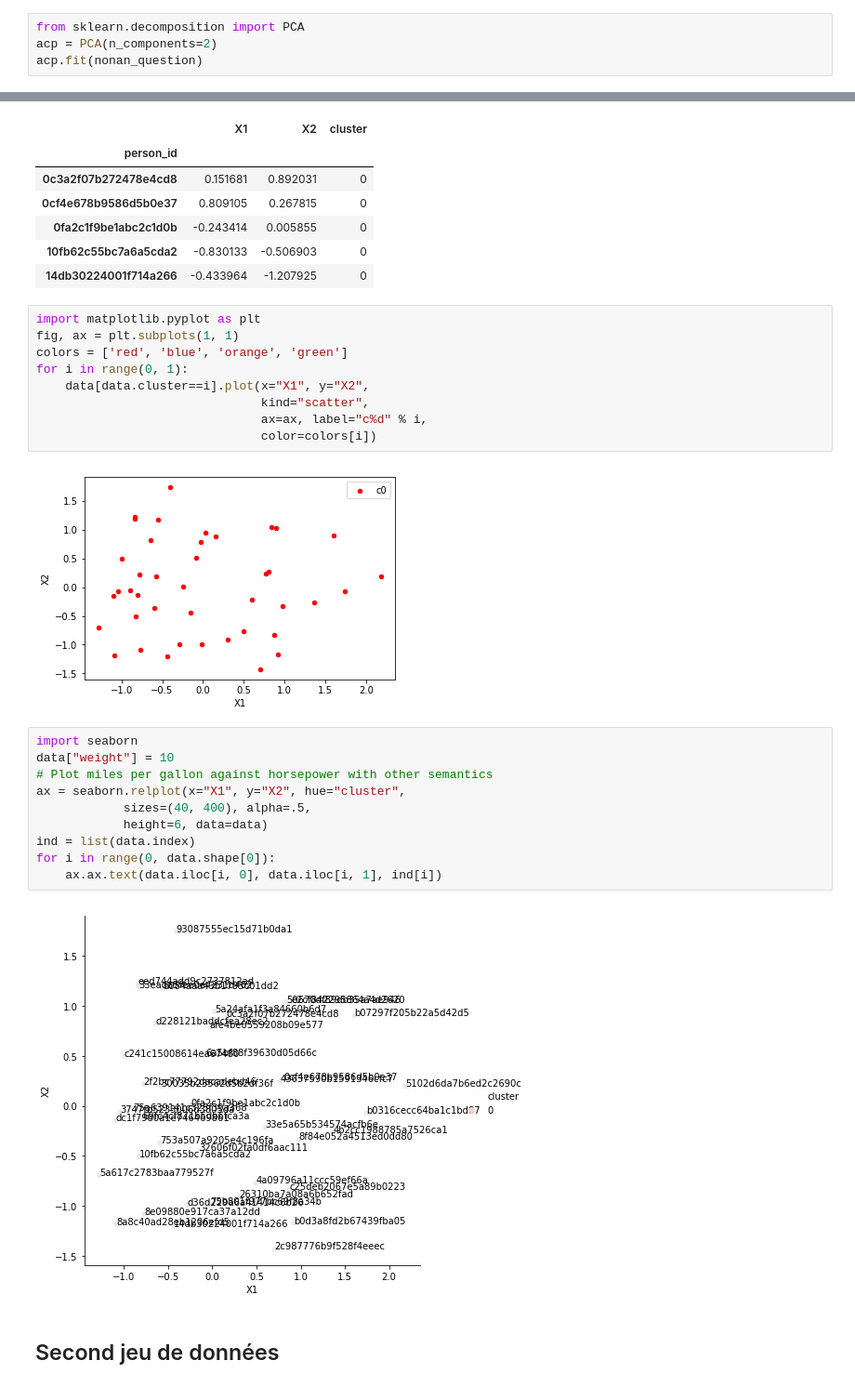
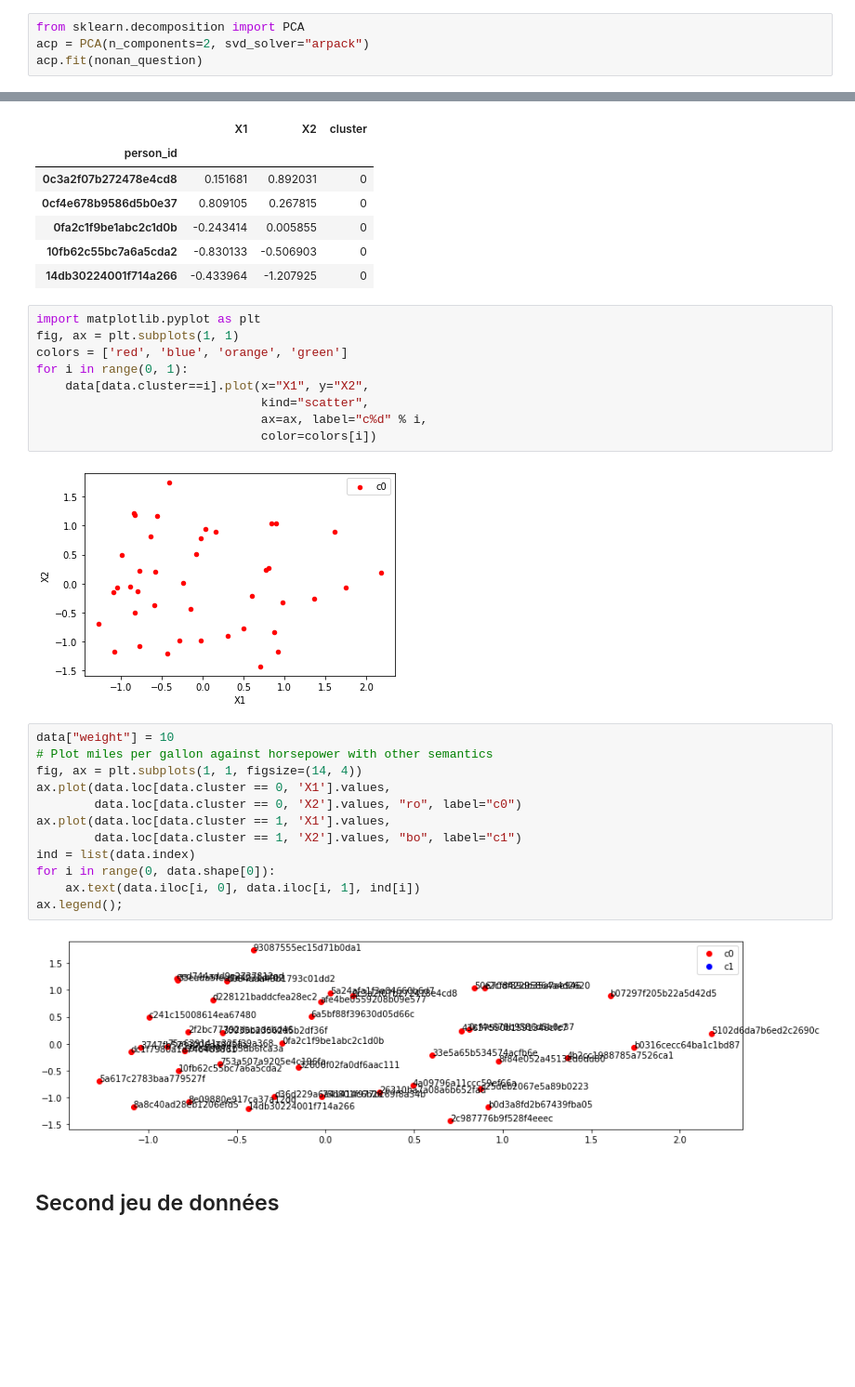
Before and after one commit to sdpython/mathenjeu, a Jupyter notebook: _doc/notebooks/donnees_anonymisees.ipynb, the cells around one changed output, grey strips where cells are left out. Shown at 93% size. Drawn from its saved outputs; the diff is of its cells as text; blank space fills up the shorter version.

```diff
--- a/_doc/notebooks/donnees_anonymisees.ipynb
+++ b/_doc/notebooks/donnees_anonymisees.ipynb
@@ -226,6 +226,6 @@ nonan_question.shape
 (41, 30)
 # %%
 from sklearn.decomposition import PCA
-acp = PCA(n_components=2)
+acp = PCA(n_components=2, svd_solver="arpack")
 acp.fit(nonan_question)
 # %% [output]
@@ -254,19 +253,21 @@ for i in range(0, 1):
                                ax=ax, label="c%d" % i,
                                color=colors[i])
 # %% [output]
-[figure, old version]
+[figure, new version]
 # %%
-import seaborn
 data["weight"] = 10
 # Plot miles per gallon against horsepower with other semantics
-ax = seaborn.relplot(x="X1", y="X2", hue="cluster",
-            sizes=(40, 400), alpha=.5,
-            height=6, data=data)
+fig, ax = plt.subplots(1, 1, figsize=(14, 4))
+ax.plot(data.loc[data.cluster == 0, 'X1'].values,
+        data.loc[data.cluster == 0, 'X2'].values, "ro", label="c0")
+ax.plot(data.loc[data.cluster == 1, 'X1'].values,
+        data.loc[data.cluster == 1, 'X2'].values, "bo", label="c1")
 ind = list(data.index)
 for i in range(0, data.shape[0]):
-    ax.ax.text(data.iloc[i, 0], data.iloc[i, 1], ind[i])
+    ax.text(data.iloc[i, 0], data.iloc[i, 1], ind[i])
+ax.legend();
 # %% [output]
-[figure, old version]
+[figure, new version]
 # %% [markdown]
 ## Second jeu de données
 # %%
```
Also changed, not shown: parts of 4 cells of this notebook.
